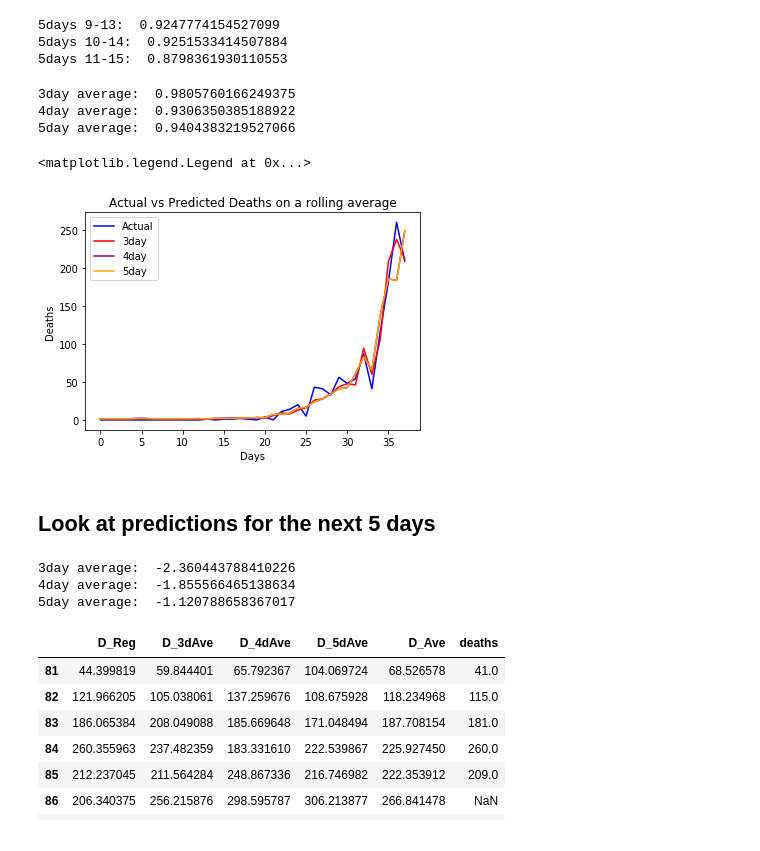
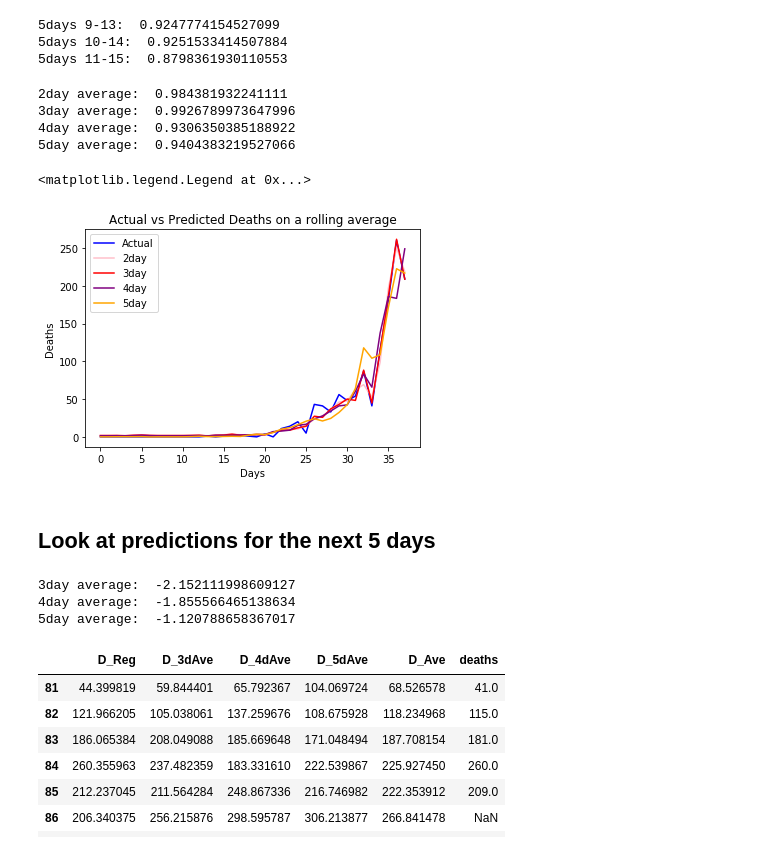
Before and after one commit to woznot/Covid-19, a Jupyter notebook: Covid-19_Deaths.ipynb, the cells around one changed output. Drawn from its saved outputs; the diff is of its cells as text; code cells hidden in the pictures.

```diff
--- a/Covid-19_Deaths.ipynb
+++ b/Covid-19_Deaths.ipynb
@@ -201,7 +245,7 @@ See is a rolling average can smooth the volatile cases numbers
 # %%
 uk_C2['Cases_3d_Ave1']= uk_C2[['Cases_9d','Cases_10d','Cases_11d']].mean(axis=1)
-uk_C2['Cases_3d_Ave2']= uk_C2[['Cases_10d','Cases_10d','Cases_11d']].mean(axis=1)
-uk_C2['Cases_3d_Ave3']= uk_C2[['Cases_11d','Cases_10d','Cases_11d']].mean(axis=1)
+uk_C2['Cases_3d_Ave2']= uk_C2[['Cases_10d','Cases_11d','Cases_12d']].mean(axis=1)
+uk_C2['Cases_3d_Ave3']= uk_C2[['Cases_11d','Cases_12d','Cases_13d']].mean(axis=1)
 uk_C2['Cases_3d_Ave4']= uk_C2[['Cases_12d','Cases_13d','Cases_14d']].mean(axis=1)
 uk_C2['Cases_3d_Ave5']= uk_C2[['Cases_13d','Cases_14d','Cases_15d']].mean(axis=1)
 
@@ -296,6 +340,13 @@ print ("5days 11-15: ", lm.score(x_ave, y))
 5days 10-14:  0.9251533414507884
 5days 11-15:  0.8798361930110553
 # %%
+x_ave=uk_C2[['Cases_2d_Ave1','Cases_2d_Ave2','Cases_2d_Ave3','Cases_2d_Ave4','Cases_2d_Ave5','Cases_2d_Ave6']]
+y=uk_C2['deaths']
+lm_2d = LinearRegression()
+lm_2d.fit(x_ave, y)
+Death_hat_uk_2dave = lm_2d.predict(x_ave)
+print ("2day average: ", lm_2d.score(x_ave, y))
+
 x_ave=uk_C2[['Cases_3d_Ave1','Cases_3d_Ave2','Cases_3d_Ave3','Cases_3d_Ave4','Cases_3d_Ave5']]
 y=uk_C2['deaths']
 lm_3d = LinearRegression()
@@ -317,31 +368,34 @@ lm_5d.fit(x_ave, y)
 Death_hat_uk_5dave = lm_5d.predict(x_ave)
 print ("5day average: ", lm_5d.score(x_ave, y))
 # %% [output]
-3day average:  0.9805760166249375
+2day average:  0.984381932241111
+3day average:  0.9926789973647996
 4day average:  0.9306350385188922
 5day average:  0.9404383219527066
 # %%
 x_plot = uk_C2.index
 y_plot = uk_C2['deaths']
 
+y_hat0 = Death_hat_uk_2dave
 y_hat1 = Death_hat_uk_3dave
 y_hat2 = Death_hat_uk_4dave
-y_hat3 = Death_hat_uk_4dave
+y_hat3 = Death_hat_uk_5dave
 
 
 plt.title('Actual vs Predicted Deaths on a rolling average')
 plt.xlabel('Days')
 plt.ylabel('Deaths')
 
 plt.plot(x_plot,y_plot, color='blue', label='Actual')
+plt.plot(x_plot,y_hat0, color='pink', label='2day')
 plt.plot(x_plot,y_hat1, color='red', label='3day')
 plt.plot(x_plot,y_hat2, color='purple', label='4day')
 plt.plot(x_plot,y_hat3, color='orange', label='5day')
 
 plt.legend()
 # %% [output]
 <matplotlib.legend.Legend at 0x...>
-[figure, old version]
+[figure, new version]
 # %% [markdown]
 ## Look at predictions for the next 5 days
 # %%
@@ -363,9 +417,21 @@ uk_F2= uk_F1.drop(['dateRep', 'day', 'year', 'month', 'cases','countriesAndTerri
 x_reg=uk_F2[['Cases_11d','Cases_12d','Cases_13d','Cases_14d','Cases_15d']]
 uk_F2['D_Reg'] = lm_reg.predict(x_reg)
 
+uk_F2['Cases_2d_Ave1']= uk_F2[['Cases_9d','Cases_10d']].mean(axis=1)
+uk_F2['Cases_2d_Ave2']= uk_F2[['Cases_10d','Cases_11d']].mean(axis=1)
+uk_F2['Cases_2d_Ave3']= uk_F2[['Cases_11d','Cases_12d']].mean(axis=1)
+uk_F2['Cases_2d_Ave4']= uk_F2[['Cases_12d','Cases_13d']].mean(axis=1)
+uk_F2['Cases_2d_Ave5']= uk_F2[['Cases_13d','Cases_14d']].mean(axis=1)
+uk_F2['Cases_2d_Ave6']= uk_F2[['Cases_14d','Cases_15d']].mean(axis=1)
+
+x_ave=uk_F2[['Cases_2d_Ave1','Cases_2d_Ave2','Cases_2d_Ave3','Cases_2d_Ave4','Cases_2d_Ave5','Cases_2d_Ave6']]
+y=uk_F2['deaths']
+uk_F2['D_2dAve'] = lm_2d.predict(x_ave)
+print ("3day average: ", lm_2d.score(x_ave, y))
+
 uk_F2['Cases_3d_Ave1']= uk_F2[['Cases_9d','Cases_10d','Cases_11d']].mean(axis=1)
-uk_F2['Cases_3d_Ave2']= uk_F2[['Cases_10d','Cases_10d','Cases_11d']].mean(axis=1)
-uk_F2['Cases_3d_Ave3']= uk_F2[['Cases_11d','Cases_10d','Cases_11d']].mean(axis=1)
+uk_F2['Cases_3d_Ave2']= uk_F2[['Cases_10d','Cases_11d','Cases_12d']].mean(axis=1)
+uk_F2['Cases_3d_Ave3']= uk_F2[['Cases_11d','Cases_12d','Cases_13d']].mean(axis=1)
 uk_F2['Cases_3d_Ave4']= uk_F2[['Cases_12d','Cases_13d','Cases_14d']].mean(axis=1)
 uk_F2['Cases_3d_Ave5']= uk_F2[['Cases_13d','Cases_14d','Cases_15d']].mean(axis=1)
 
@@ -393,7 +459,7 @@ y=uk_F2['deaths']
 uk_F2['D_5dAve'] = lm_5d.predict(x_ave)
 print ("5day average: ", lm_5d.score(x_ave, y))
 # %% [output]
-3day average:  -2.360443788410226
+3day average:  -2.152111998609127
 4day average:  -1.855566465138634
 5day average:  -1.120788658367017
 # %%
```
Also changed, not shown: parts of 3 cells of this notebook, 1 other file.
